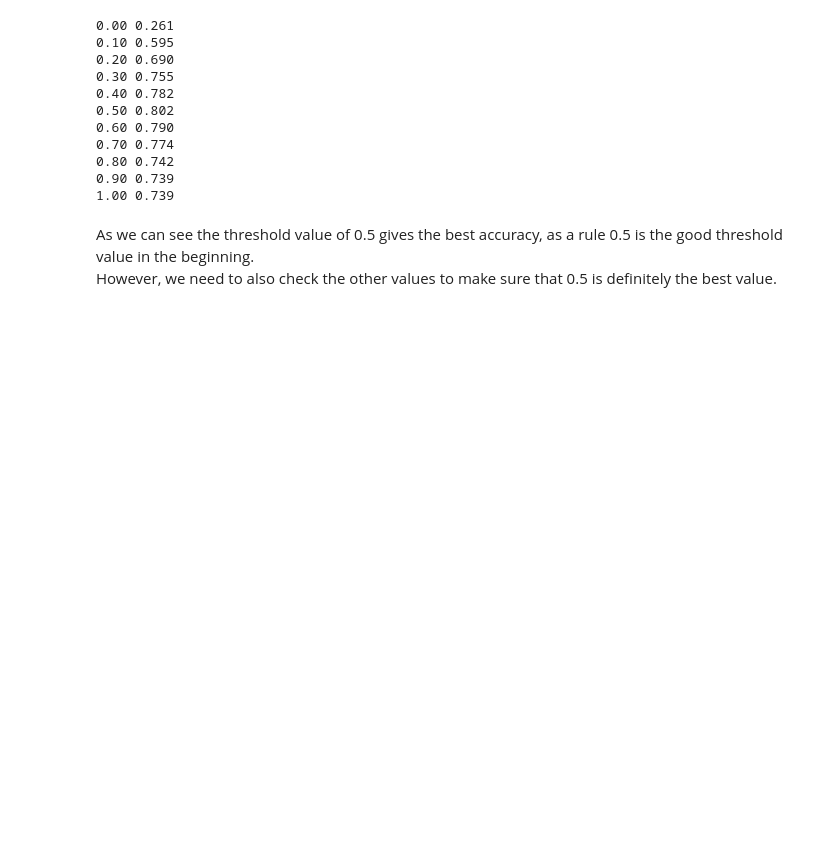
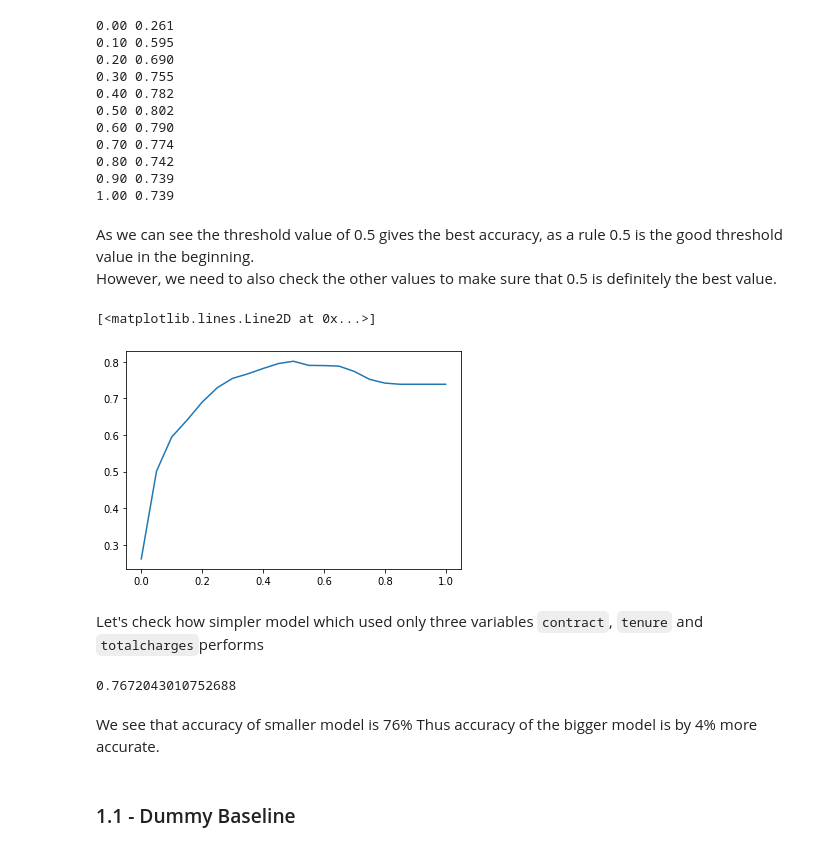
Before and after one commit to Arlan-Alibek/machine-learning-projects, a Jupyter notebook: Machine Learning for Classification/evaluation_metrics_for_classification.ipynb, the cells around one changed output. Cells and saved outputs as stored; diff of their text form; code cells hidden in the pictures; blank space fills up the shorter version.

```diff
--- a/Machine Learning for Classification/evaluation_metrics_for_classification.ipynb
+++ b/Machine Learning for Classification/evaluation_metrics_for_classification.ipynb
@@ -119,3 +119,15 @@ for t in thresholds:
 # %% [markdown]
 As we can see the threshold value of 0.5 gives the best accuracy, as a rule 0.5 is the good threshold value in the beginning.
 However, we need to also check the other values to make sure that 0.5 is definitely the best value.
+# %%
+thresholds = np.linspace(0, 1, 21)
+accuracies = []
+for t in thresholds:
+    acc = accuracy_score(y_val, y_pred >= t)
+    accuracies.append(acc)
+plt.plot(thresholds, accuracies)
+# %% [output]
+[<matplotlib.lines.Line2D at 0x...>]
+[figure, added]
+# %% [markdown]
+Let's check how simpler model which used only three variables `contract`, `tenure` and `totalcharges`performs
@@ -121,0 +138,9 @@ However, we need to also check the other values to make sure that 0.5 is definit
+# %%
+churn_small = y_pred_small >= 0.5
+accuracy_score(y_val, churn_small)
+# %% [output]
+0.7672043010752688
+# %% [markdown]
+We see that accuracy of smaller model is 76% Thus accuracy of the bigger model is by 4% more accurate.
+# %% [markdown]
+### 1.1 - Dummy Baseline
```
Also changed, not shown: parts of 6 cells of this notebook.
